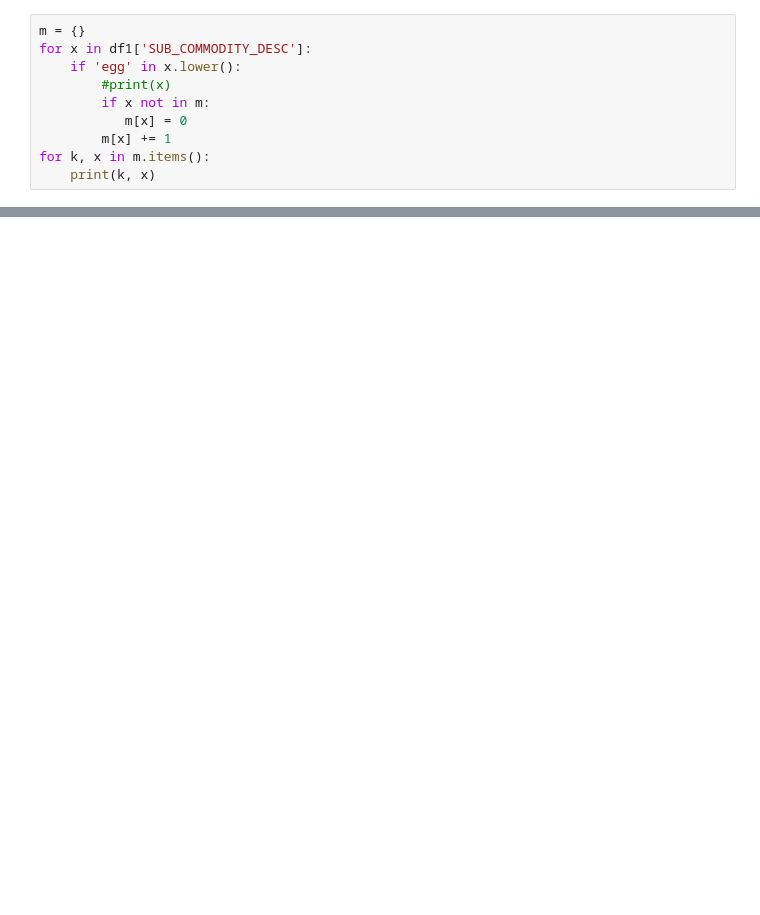
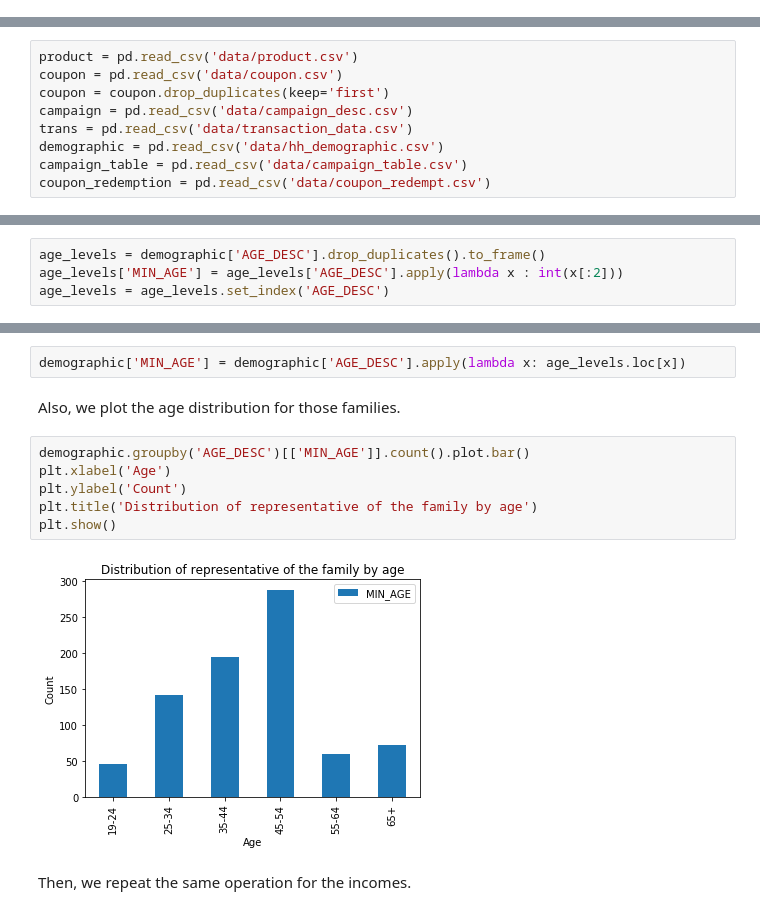
Before and after one commit to dhruti96shah/ada_project_pinkfluffybunnies, a Jupyter notebook: ada project.ipynb, the cells around one changed output, grey strips where cells are left out. Saved outputs shown, nothing was run; the diff lists cells and outputs as text; blank space fills up the shorter version.

Commit message:
first  version

```diff
--- a/ada project.ipynb
+++ b/ada project.ipynb
@@ -190,10 +0,0 @@ array(['14 OZ', '12 OZ', '16 OZ', '6 OZ', '14.1 OZ', '13 OZ', '7 OZ',
-# %%
-m = {}
-for x in df1['SUB_COMMODITY_DESC']:
-    if 'egg' in x.lower():
-        #print(x)
-        if x not in m:
-           m[x] = 0
-        m[x] += 1
-for k, x in m.items():
-    print(k, x)
@@ -229,0 +13,9 @@ df1[df1['SUB_COMMODITY_DESC']=='LEGGS']#['CURR_SIZE_OF_PRODUCT'].unique()
+# %%
+product = pd.read_csv('data/product.csv')
+coupon = pd.read_csv('data/coupon.csv')
+coupon = coupon.drop_duplicates(keep='first')
+campaign = pd.read_csv('data/campaign_desc.csv')
+trans = pd.read_csv('data/transaction_data.csv')
+demographic = pd.read_csv('data/hh_demographic.csv')
+campaign_table = pd.read_csv('data/campaign_table.csv')
+coupon_redemption = pd.read_csv('data/coupon_redempt.csv')
@@ -229,0 +65,4 @@ df1[df1['SUB_COMMODITY_DESC']=='LEGGS']#['CURR_SIZE_OF_PRODUCT'].unique()
+# %%
+age_levels = demographic['AGE_DESC'].drop_duplicates().to_frame()
+age_levels['MIN_AGE'] = age_levels['AGE_DESC'].apply(lambda x : int(x[:2]))
+age_levels = age_levels.set_index('AGE_DESC')
@@ -229,0 +80,14 @@ df1[df1['SUB_COMMODITY_DESC']=='LEGGS']#['CURR_SIZE_OF_PRODUCT'].unique()
+# %%
+demographic['MIN_AGE'] = demographic['AGE_DESC'].apply(lambda x: age_levels.loc[x])
+# %% [markdown]
+Also, we plot the age distribution for those families.
+# %%
+demographic.groupby('AGE_DESC')[['MIN_AGE']].count().plot.bar()
+plt.xlabel('Age')
+plt.ylabel('Count')
+plt.title('Distribution of representative of the family by age')
+plt.show()
+# %% [output]
+[figure, added]
+# %% [markdown]
+Then, we repeat the same operation for the incomes.
```
Also changed, not shown: parts of 90 cells of this notebook.
